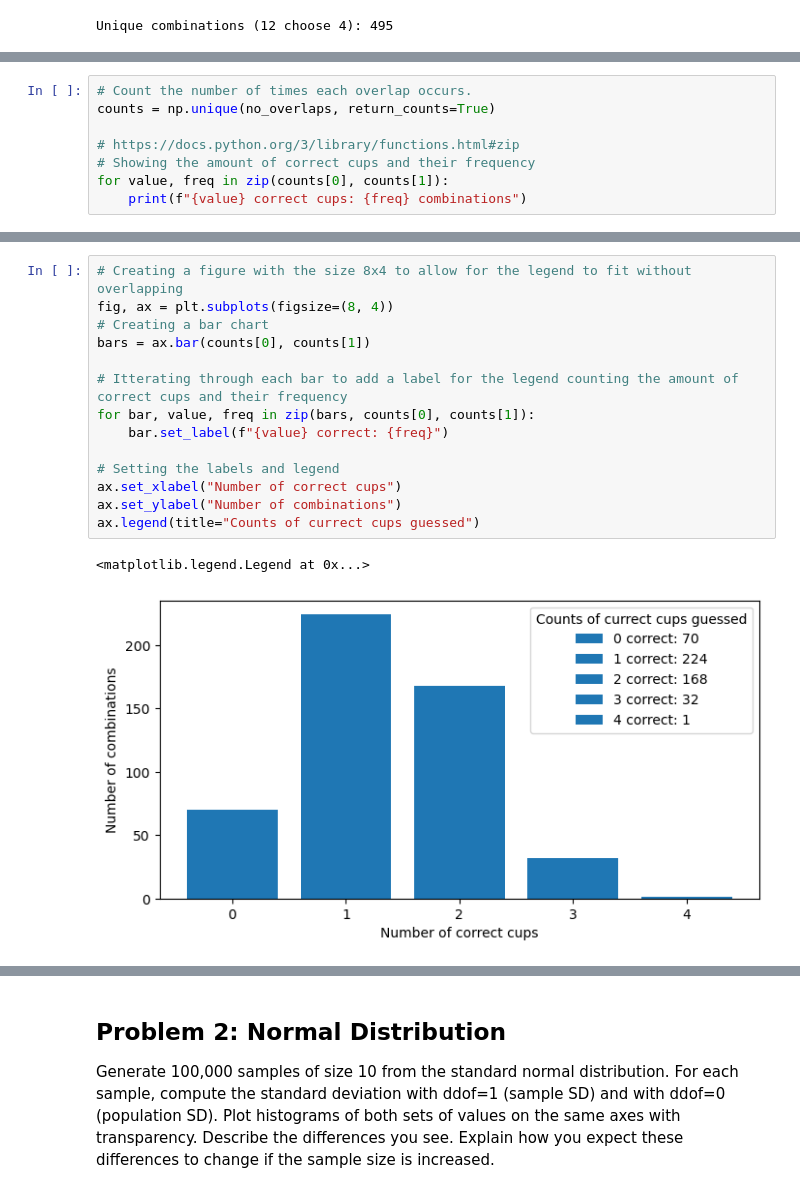
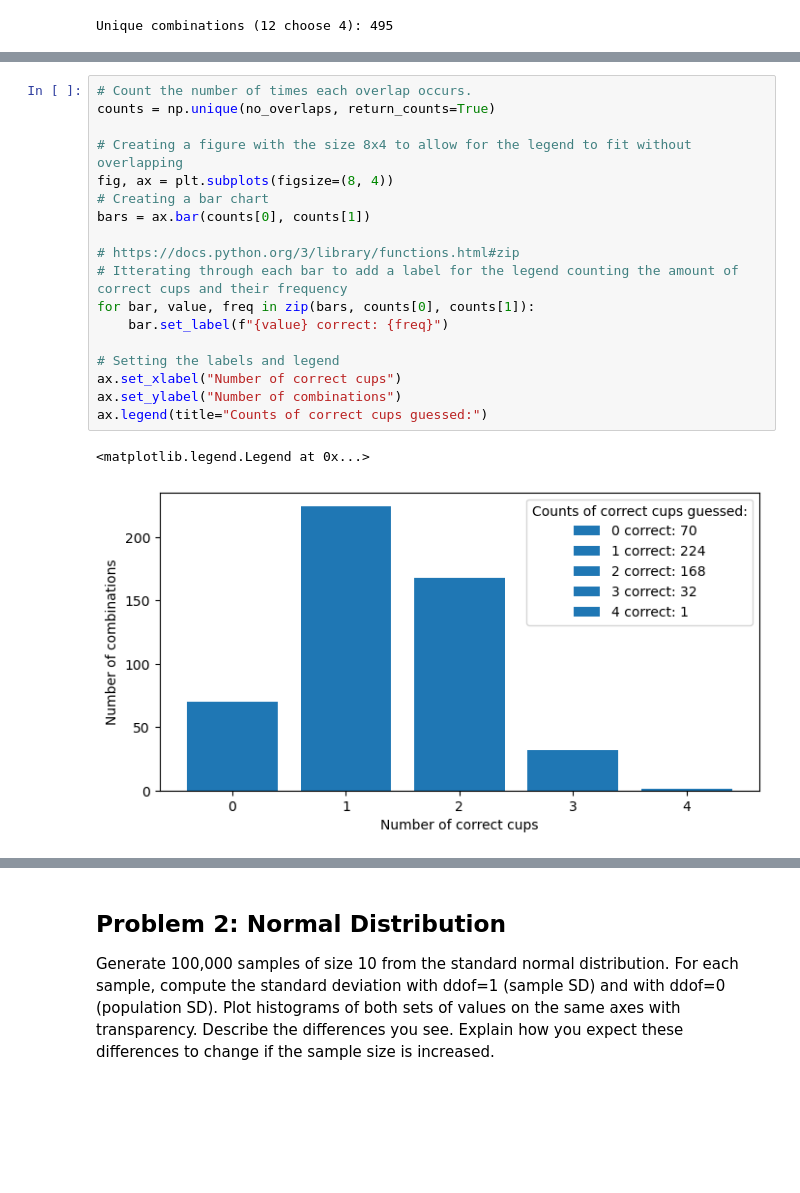
Before and after one commit to Ange-Dvs/applied-statistics, a Jupyter notebook: problems.ipynb, the cells around one changed output, grey strips where cells are left out. Saved outputs shown, nothing was run; the diff lists cells and outputs as text; blank space fills up the shorter version.

Commit message:
Tidying up cells, showing probability for all cups guessed and the original experiment outcomes as well.

```diff
--- a/problems.ipynb
+++ b/problems.ipynb
@@ -202,11 +191,3 @@ for comb in combs:
   # print(comb, len(overlap), overlap)
   # Append overlap to no_overlaps.
   no_overlaps.append(len(overlap))
-# %%
-# Count the number of times each overlap occurs.
-counts = np.unique(no_overlaps, return_counts=True)
-
-# https://docs.python.org/3/library/functions.html#zip
-# Showing the amount of correct cups and their frequency
-for value, freq in zip(counts[0], counts[1]):
-    print(f"{value} correct cups: {freq} combinations")
@@ -228,18 +194,22 @@ ax.bar(counts[0], counts[1])
 # %%
+# Count the number of times each overlap occurs.
+counts = np.unique(no_overlaps, return_counts=True)
+
 # Creating a figure with the size 8x4 to allow for the legend to fit without overlapping
 fig, ax = plt.subplots(figsize=(8, 4))
 # Creating a bar chart
 bars = ax.bar(counts[0], counts[1])
 
+# https://docs.python.org/3/library/functions.html#zip
 # Itterating through each bar to add a label for the legend counting the amount of correct cups and their frequency
 for bar, value, freq in zip(bars, counts[0], counts[1]):
     bar.set_label(f"{value} correct: {freq}")
 
 # Setting the labels and legend
 ax.set_xlabel("Number of correct cups")
 ax.set_ylabel("Number of combinations")
-ax.legend(title="Counts of currect cups guessed")
+ax.legend(title="Counts of correct cups guessed:")
 # %% [output]
 <matplotlib.legend.Legend at 0x...>
-[figure, old version]
+[figure, new version]
 # %%
```
Also changed, not shown: parts of 18 cells of this notebook.
